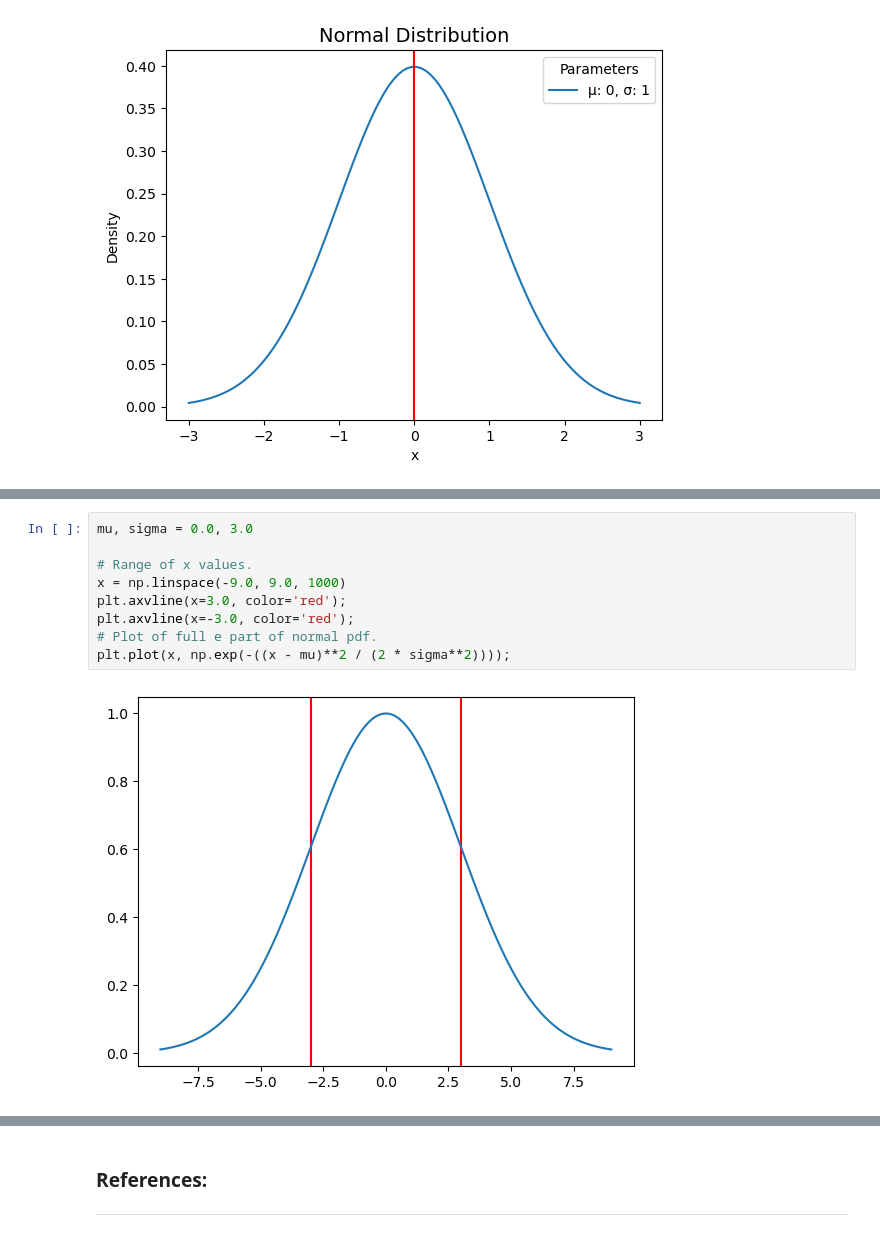
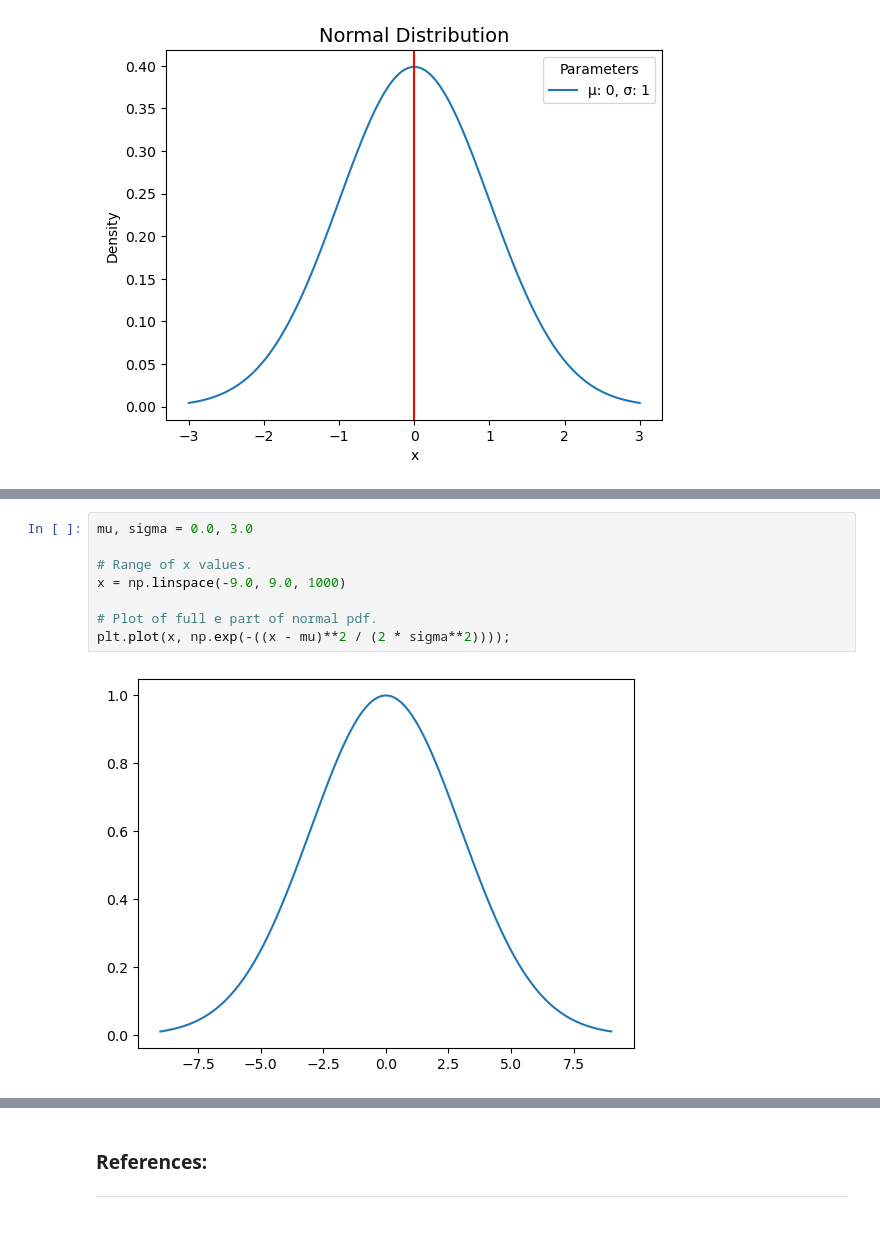
Before and after one commit to SeanE15/Fundamentals-for-Data-Analysis, a Jupyter notebook: The_Normal_Distribution.ipynb, the cells around one changed output, grey strips where cells are left out. Cells and saved outputs as stored; diff of their text form.

```diff
--- a/The_Normal_Distribution.ipynb
+++ b/The_Normal_Distribution.ipynb
@@ -149,14 +157,13 @@ The Interquartile range is the difference between the 75th and 25th percentile w
 # %%
 mu, sigma = 0.0, 3.0
 
 # Range of x values.
 x = np.linspace(-9.0, 9.0, 1000)
-plt.axvline(x=3.0, color='red');
-plt.axvline(x=-3.0, color='red');
+
 # Plot of full e part of normal pdf.
 plt.plot(x, np.exp(-((x - mu)**2 / (2 * sigma**2))));
 # %% [output]
-[figure, old version]
+[figure, new version]
 # %% [markdown]
 ## Relevance of the Normal Distribution
 
```
Also changed, not shown: parts of 7 cells of this notebook, 1 other file.
